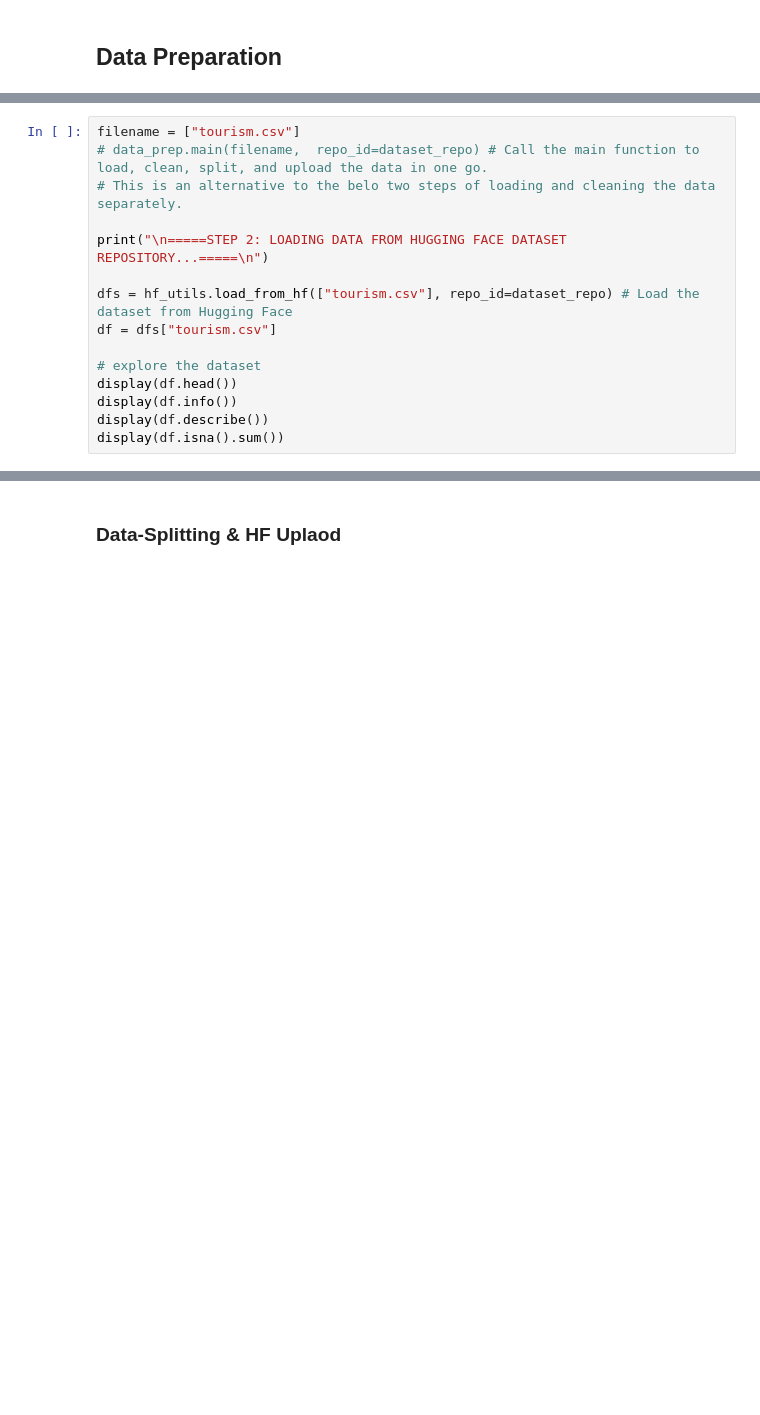
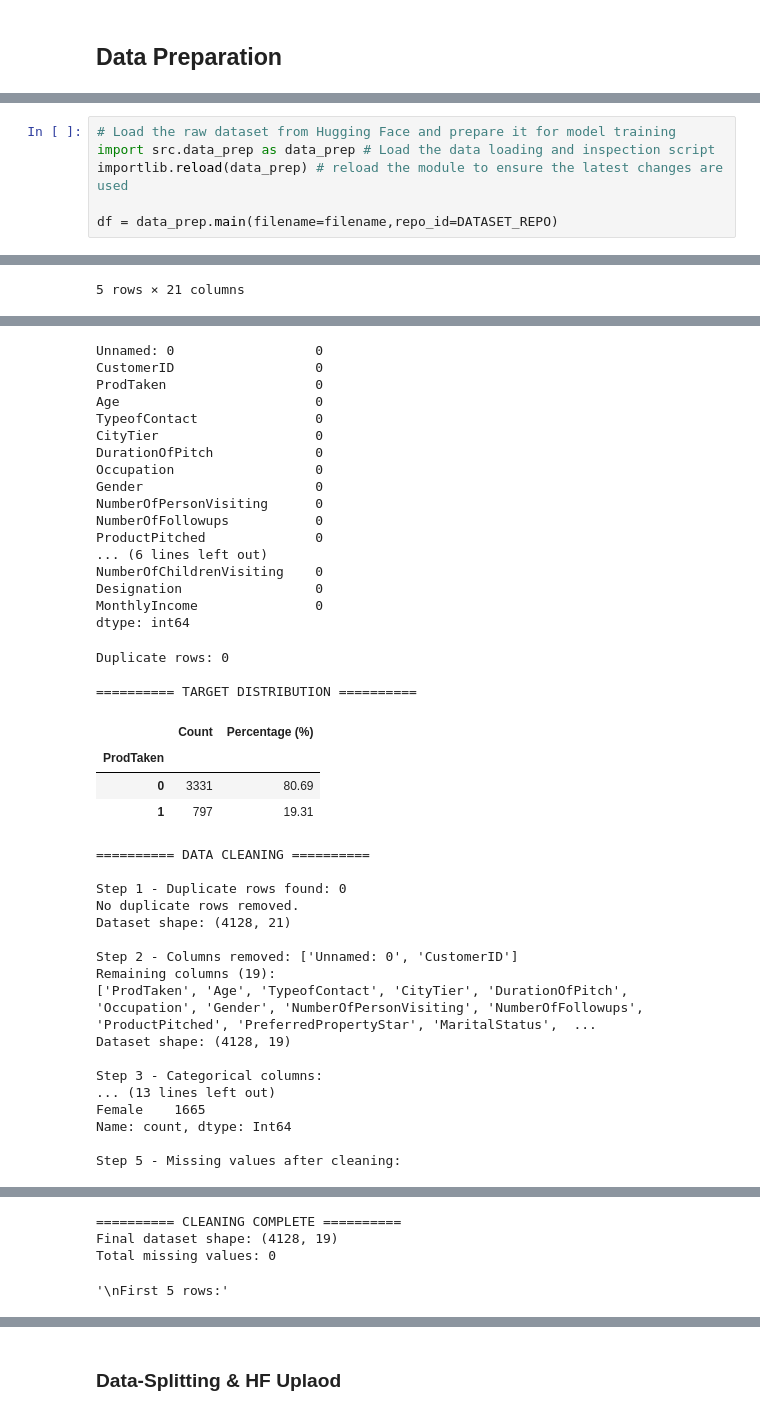
Before and after one commit to AnnieFiB/AIML-PGP, a Jupyter notebook: MLOps-PredictionModel/notebooks/AML&MLOps_Tourism_Package_Prediction.ipynb, the cells around one changed output, grey strips where cells are left out. Saved outputs shown, nothing was run; the diff lists cells and outputs as text; blank space fills up the shorter version.

```diff
--- a/MLOps-PredictionModel/notebooks/AML&MLOps_Tourism_Package_Prediction.ipynb
+++ b/MLOps-PredictionModel/notebooks/AML&MLOps_Tourism_Package_Prediction.ipynb
@@ -156,15 +380,0 @@ Uploaded data/tourism.csv → tourism.csv in HF dataset repo: Omotayof/wellness-
-# %%
-filename = ["tourism.csv"]
-# data_prep.main(filename,  repo_id=dataset_repo) # Call the main function to load, clean, split, and upload the data in one go.
-# This is an alternative to the belo two steps of loading and cleaning the data separately.
-
-print("\n=====STEP 2: LOADING DATA FROM HUGGING FACE DATASET REPOSITORY...=====\n")
-
-dfs = hf_utils.load_from_hf(["tourism.csv"], repo_id=dataset_repo) # Load the dataset from Hugging Face
-df = dfs["tourism.csv"]
-
-# explore the dataset
-display(df.head())
-display(df.info())
-display(df.describe())
-display(df.isna().sum())
@@ -250,0 +622,7 @@ Cleaning data...
+# %%
+# Load the raw dataset from Hugging Face and prepare it for model training
+import src.data_prep as data_prep # Load the data loading and inspection script
+importlib.reload(data_prep) # reload the module to ensure the latest changes are used
+
+df = data_prep.main(filename=filename,repo_id=DATASET_REPO)
+# %% [output]
@@ -250,0 +650 @@ Cleaning data...
+5 rows × 21 columns
@@ -250,0 +668,41 @@ Cleaning data...
+Unnamed: 0                  0
+CustomerID                  0
+ProdTaken                   0
+Age                         0
+TypeofContact               0
+CityTier                    0
+DurationOfPitch             0
+Occupation                  0
+Gender                      0
+NumberOfPersonVisiting      0
+NumberOfFollowups           0
+ProductPitched              0
+... (6 lines left out)
+NumberOfChildrenVisiting    0
+Designation                 0
+MonthlyIncome               0
+dtype: int64
+Duplicate rows: 0
+
+========== TARGET DISTRIBUTION ==========
+|  | Count | Percentage (%) |
+| ProdTaken |  |  |
+| 0 | 3331 | 80.69 |
+| 1 | 797 | 19.31 |
+========== DATA CLEANING ==========
+
+Step 1 - Duplicate rows found: 0
+No duplicate rows removed.
+Dataset shape: (4128, 21)
+
+Step 2 - Columns removed: ['Unnamed: 0', 'CustomerID']
+Remaining columns (19):
+['ProdTaken', 'Age', 'TypeofContact', 'CityTier', 'DurationOfPitch', 'Occupation', 'Gender', 'NumberOfPersonVisiting', 'NumberOfFollowups', 'ProductPitched', 'PreferredPropertyStar', 'MaritalStatus',  ...
+Dataset shape: (4128, 19)
+
+Step 3 - Categorical columns:
+... (13 lines left out)
+Female    1665
+Name: count, dtype: Int64
+
+Step 5 - Missing values after cleaning:
@@ -250,0 +729,4 @@ Cleaning data...
+========== CLEANING COMPLETE ==========
+Final dataset shape: (4128, 19)
+Total missing values: 0
+'\nFirst 5 rows:'
```
Also changed, not shown: parts of 52 cells of this notebook, 12 other files.
